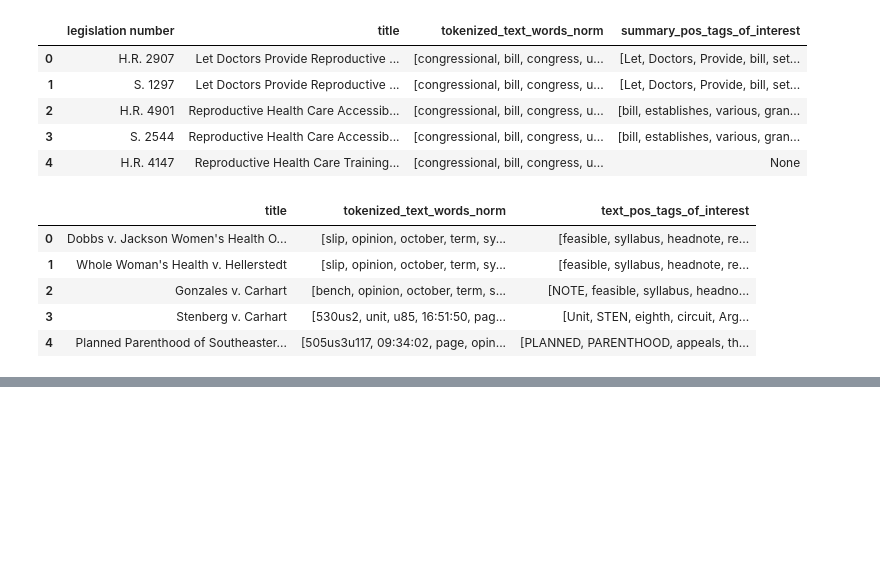
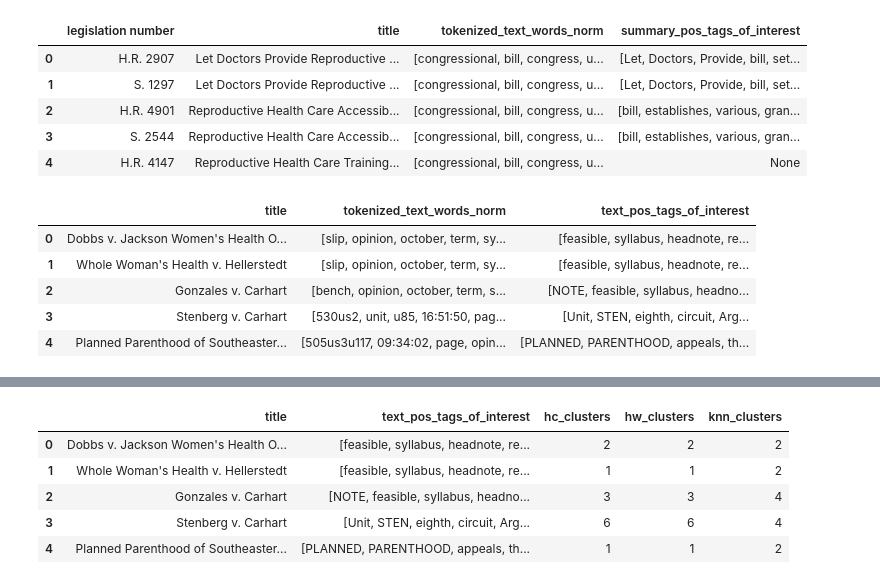
Before and after one commit to chanteriam/abortion-legislation-analysis, a Jupyter notebook: Final-Report.ipynb, the cells around one changed output, grey strips where cells are left out. Cells and saved outputs as stored; diff of their text form; code cells hidden in the pictures; blank space fills up the shorter version.

```diff
--- a/Final-Report.ipynb
+++ b/Final-Report.ipynb
@@ -169,5 +189,22 @@ pos_scotus_df[
 # %%
 # Clustered SCOTUS decision DataFrame preview
+clustered_scotus_df = load_file_to_df(SCOTUS_DATA_CLUSTERED_FILE)
+clustered_scotus_df[
+    [
+        "title",
+        "text_pos_tags_of_interest",
+        "hc_clusters",
+        "hw_clusters",
+        "knn_clusters",
+    ]
+].head()
+# %% [output]
+|  | title | text_pos_tags_of_interest | hc_clusters | hw_clusters | knn_clusters |
+| 0 | Dobbs v. Jackson Women's Health O... | [feasible, syllabus, headnote, re... | 2 | 2 | 2 |
+| 1 | Whole Woman's Health v. Hellerstedt | [feasible, syllabus, headnote, re... | 1 | 1 | 2 |
+| 2 | Gonzales v. Carhart | [NOTE, feasible, syllabus, headno... | 3 | 3 | 4 |
+| 3 | Stenberg v. Carhart | [Unit, STEN, eighth, circuit, Arg... | 6 | 6 | 4 |
+| 4 | Planned Parenthood of Southeaster... | [PLANNED, PARENTHOOD, appeals, th... | 1 | 1 | 2 |
 # %%
 # NER'ed Congressional legislation DateFrame preview
 # %%
```
Also changed, not shown: parts of 2 cells of this notebook.
